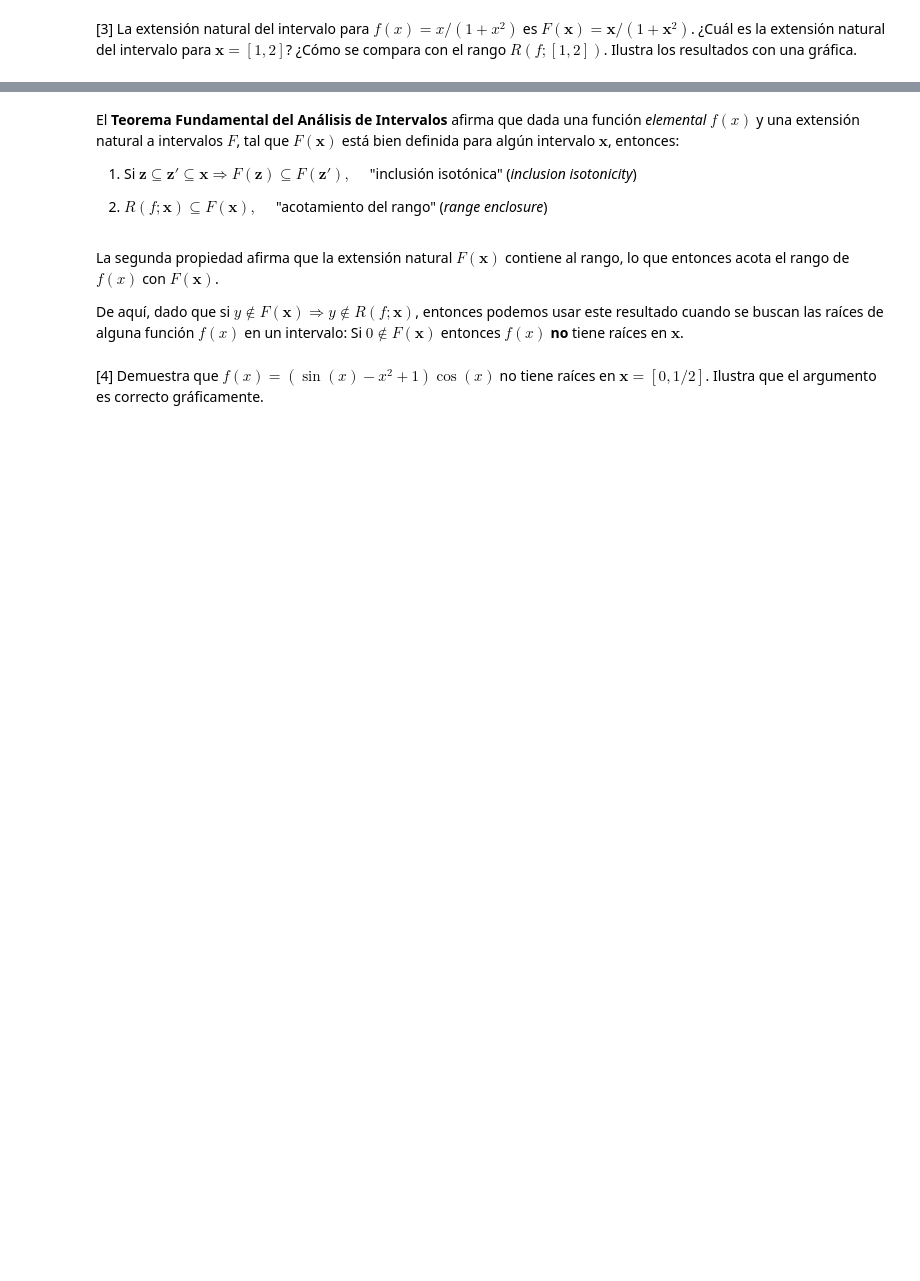
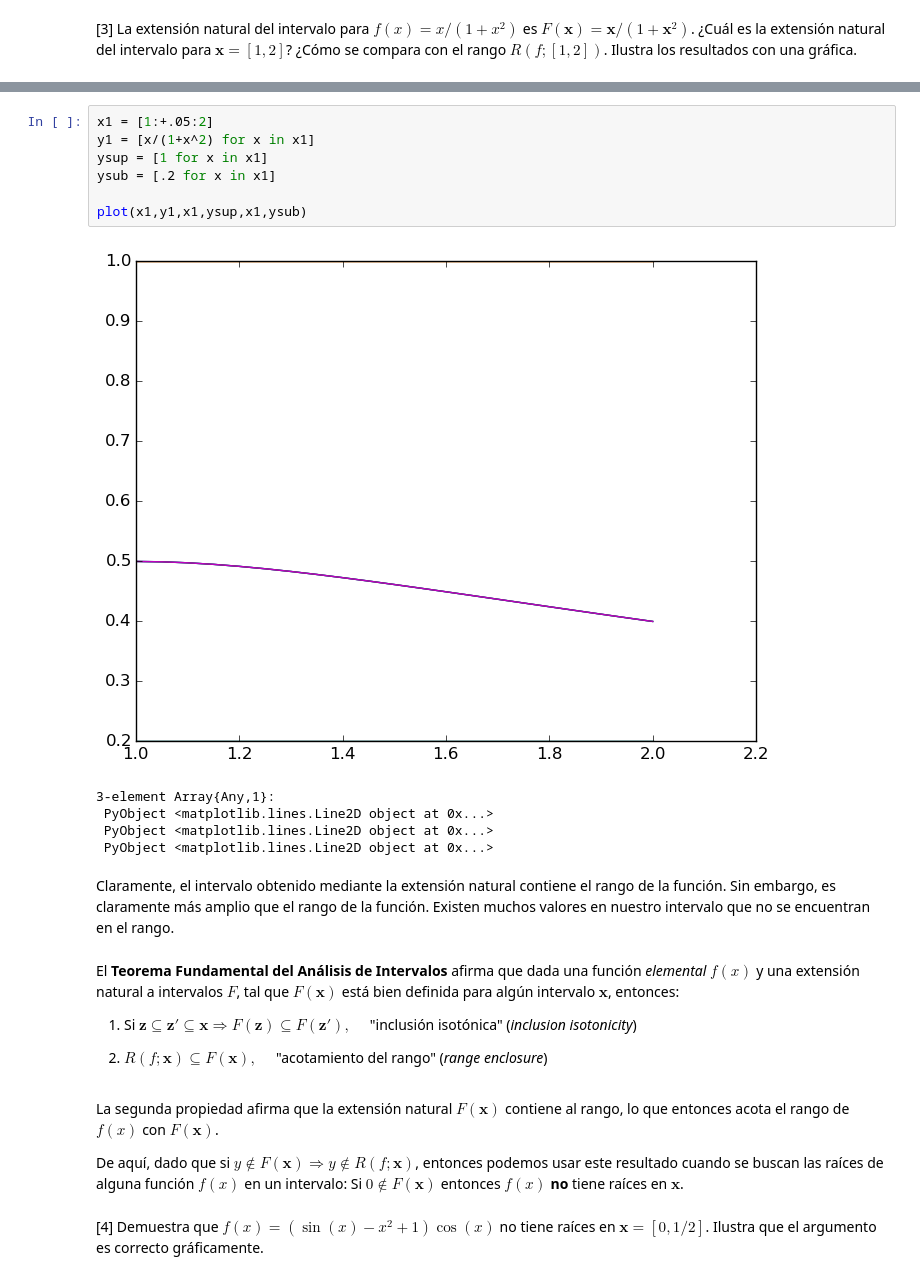
Before and after one commit to TigrisAltaica/Tareas, a Jupyter notebook: 08. Analisis de intervalos.ipynb, the cells around one changed output, grey strips where cells are left out. Drawn from its saved outputs; the diff is of its cells as text; blank space fills up the shorter version.

```diff
--- a/08. Analisis de intervalos.ipynb
+++ b/08. Analisis de intervalos.ipynb
@@ -91,3 +102,18 @@ delayed_handler (generic function with 4 methods)
+# %%
+x1 = [1:+.05:2]
+y1 = [x/(1+x^2) for x in x1]
+ysup = [1 for x in x1]
+ysub = [.2 for x in x1]
+
+plot(x1,y1,x1,ysup,x1,ysub)
+# %% [output]
+[figure, added]
+3-element Array{Any,1}:
+ PyObject <matplotlib.lines.Line2D object at 0x...>
+ PyObject <matplotlib.lines.Line2D object at 0x...>
+ PyObject <matplotlib.lines.Line2D object at 0x...>
+# %% [markdown]
+Claramente, el intervalo obtenido mediante la extensión natural contiene el rango de la función. Sin embargo, es claramente más amplio que el rango de la función. Existen muchos valores en nuestro intervalo que no se encuentran en el rango.
 # %% [markdown]
 El **Teorema Fundamental del Análisis de Intervalos** afirma que dada una función *elemental* $f(x)$ y una extensión natural a intervalos $F$, tal que $F(\mathbf{x})$ está bien definida para algún intervalo $\mathbf{x}$, entonces:
 
```
Also changed, not shown: parts of 11 cells of this notebook, 1 other file.
